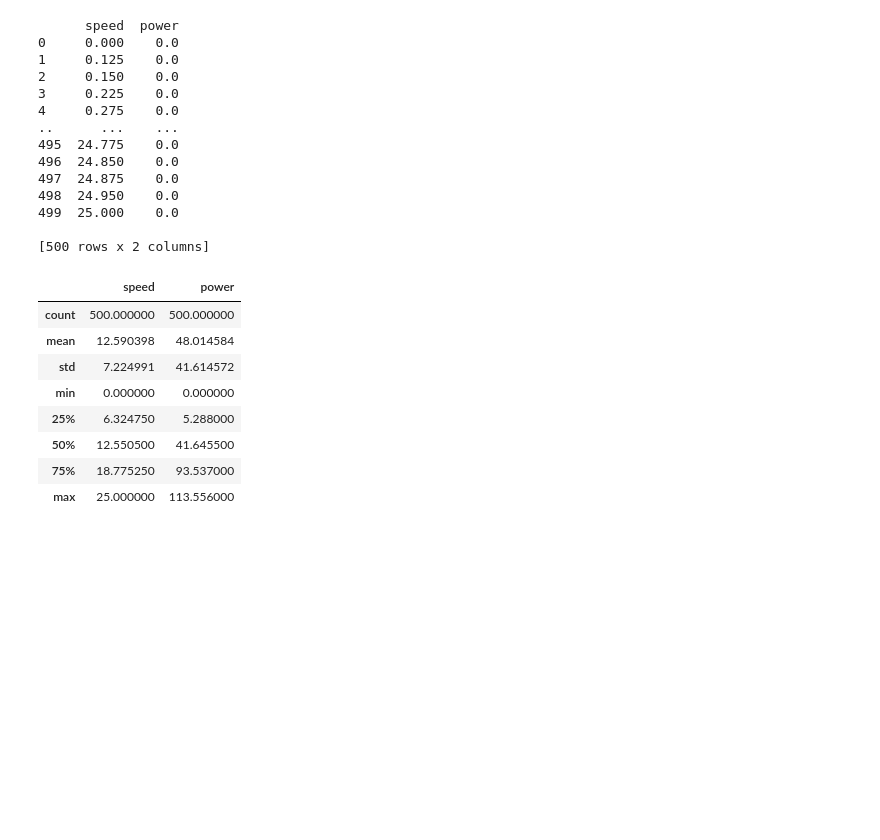
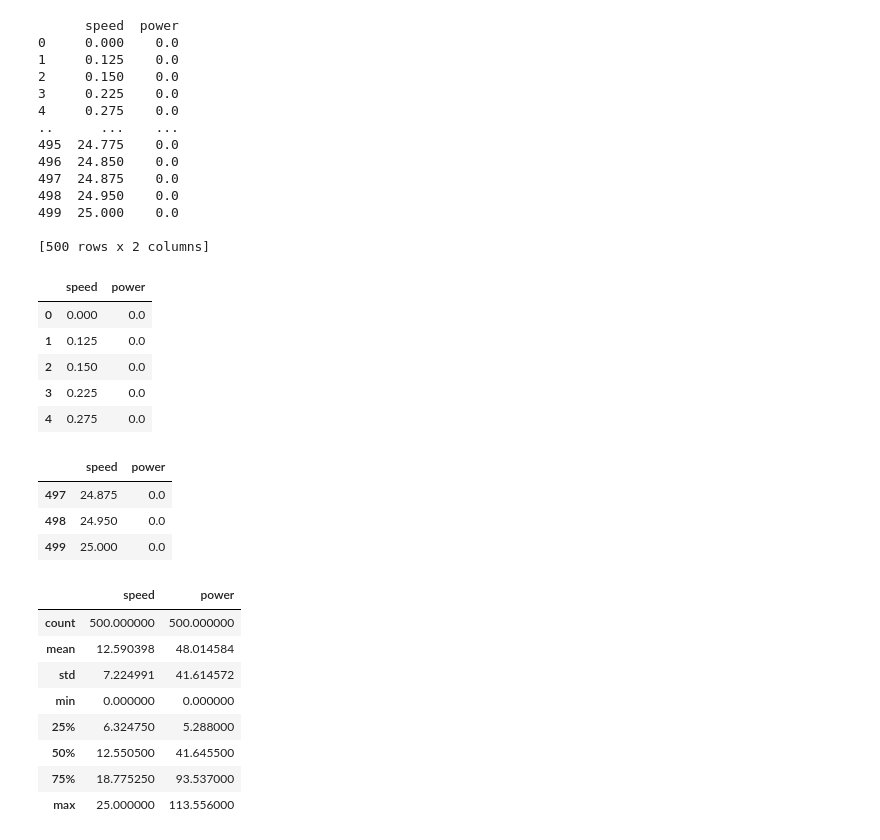
Before and after one commit to vwalsh86/Machine_Learning_Assessment, a Jupyter notebook: Wind Turbine Power.ipynb, the cells around one changed output. Cells and saved outputs as stored; diff of their text form; code cells hidden in the pictures; blank space fills up the shorter version.

```diff
--- a/Wind Turbine Power.ipynb
+++ b/Wind Turbine Power.ipynb
@@ -166,4 +181,20 @@ print(power_data)
 499  25.000    0.0
 
 [500 rows x 2 columns]
+# %%
+data.head()
+# %% [output]
+|  | speed | power |
+| 0 | 0.000 | 0.0 |
+| 1 | 0.125 | 0.0 |
+| 2 | 0.150 | 0.0 |
+| 3 | 0.225 | 0.0 |
+| 4 | 0.275 | 0.0 |
+# %%
+data.tail(3)
+# %% [output]
+|  | speed | power |
+| 497 | 24.875 | 0.0 |
+| 498 | 24.950 | 0.0 |
+| 499 | 25.000 | 0.0 |
 # %%
```
Also changed, not shown: parts of 28 cells of this notebook, 1 other file.
